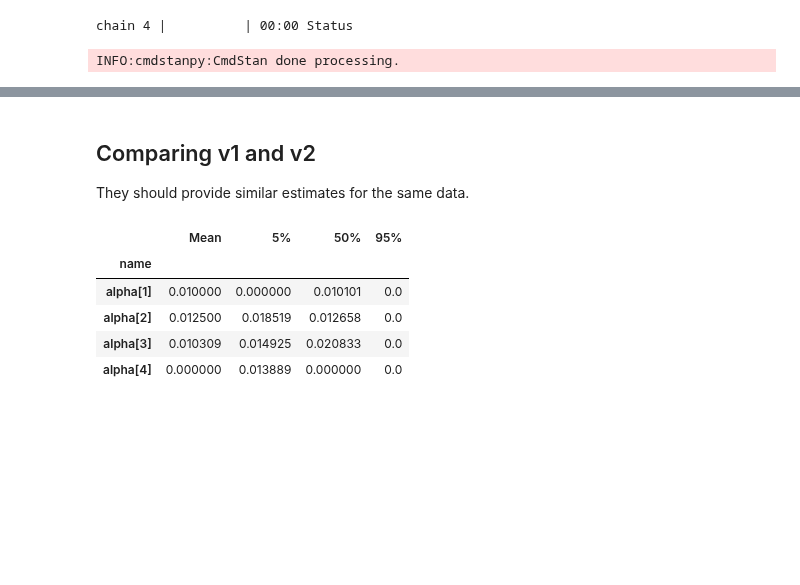
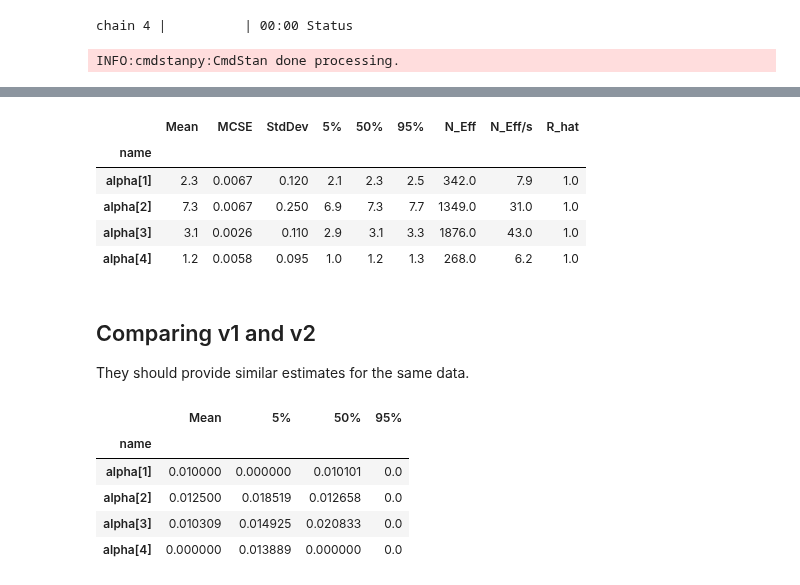
Before and after one commit to lucasmoschen/bivariate-beta, a Jupyter notebook: notebooks/bayesian_estimation_biv_beta.ipynb, the cells around one changed output, grey strips where cells are left out. Drawn from its saved outputs; the diff is of its cells as text; code cells hidden in the pictures; blank space fills up the shorter version.

```diff
--- a/notebooks/bayesian_estimation_biv_beta.ipynb
+++ b/notebooks/bayesian_estimation_biv_beta.ipynb
@@ -25,5 +25,8 @@ model_v1 = CmdStanModel(stan_file=stanfile1, cpp_options={'STAN_THREADS':'true'}
 
 stanfile2 = os.path.join('..', 'scripts', 'bivariate-beta-model-v2.stan')
 model_v2 = CmdStanModel(stan_file=stanfile2, cpp_options={'STAN_THREADS':'true'})
+
+stanfile3 = os.path.join('..', 'scripts', 'bivariate-beta-model-v3.stan')
+model_v3 = CmdStanModel(stan_file=stanfile3, cpp_options={'STAN_THREADS':'true'})
 # %% [output]
 INFO:cmdstanpy:found newer exe file, not recompiling
@@ -35,7 +39,7 @@ INFO:cmdstanpy:compiled model executable: /home/lucasmoschen/Documents/GitHub/bi
 Generating the data
 # %%
 true_alpha = np.array([2,7,3,1])
-n = 50
+n = 1000
 U = np.random.dirichlet(true_alpha, size=n)
 X = U[:,0] + U[:,1]
 Y = U[:,0] + U[:,2]
@@ -146,0 +155,2 @@ df[df.index.str.contains('alpha')]
+# %%
+model_fit_v3 = model_v3.sample(data=data, chains=4, iter_sampling=1000)
@@ -147,3 +164,13 @@ df[df.index.str.contains('alpha')]
+# %%
+df = model_fit_v3.summary()
+df[df.index.str.contains('alpha')]
+# %% [output]
+|  | Mean | MCSE | StdDev | 5% | 50% | 95% | N_Eff | N_Eff/s | R_hat |
+| name |  |  |  |  |  |  |  |  |  |
+| alpha[1] | 2.3 | 0.0067 | 0.120 | 2.1 | 2.3 | 2.5 | 342.0 | 7.9 | 1.0 |
+| alpha[2] | 7.3 | 0.0067 | 0.250 | 6.9 | 7.3 | 7.7 | 1349.0 | 31.0 | 1.0 |
+| alpha[3] | 3.1 | 0.0026 | 0.110 | 2.9 | 3.1 | 3.3 | 1876.0 | 43.0 | 1.0 |
+| alpha[4] | 1.2 | 0.0058 | 0.095 | 1.0 | 1.2 | 1.3 | 268.0 | 6.2 | 1.0 |
 # %% [markdown]
 ## Comparing v1 and v2
 
```
Also changed, not shown: parts of 9 cells of this notebook, 4 other files.
